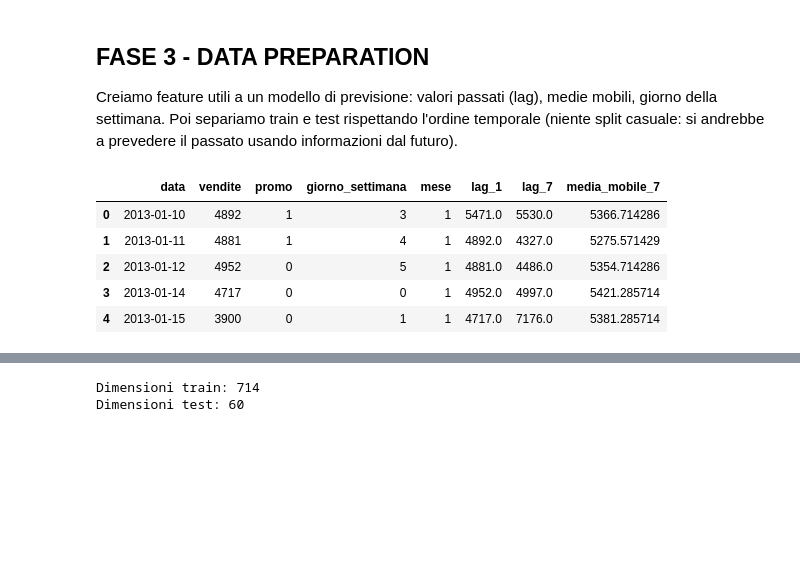
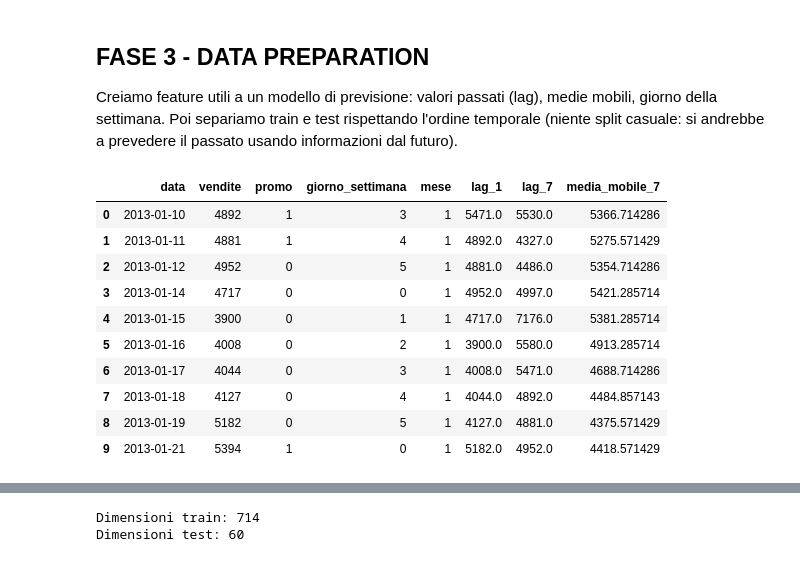
Before and after one commit to misterkilgore/machine_learning_4_pmi, a Jupyter notebook: scortemagazzino/magazzino.ipynb, the cells around one changed output, grey strips where cells are left out. Saved outputs shown, nothing was run; the diff lists cells and outputs as text; code cells hidden in the pictures; blank space fills up the shorter version.

```diff
--- a/scortemagazzino/magazzino.ipynb
+++ b/scortemagazzino/magazzino.ipynb
@@ -151,21 +186,26 @@ Creiamo feature utili a un modello di previsione: valori passati (lag), medie mo
 # %%
 def prepara_feature(df):
     df = df.copy()
     df["giorno_settimana"] = df["data"].dt.dayofweek
     df["mese"] = df["data"].dt.month
     df["lag_1"] = df["vendite"].shift(1)          # vendite di ieri
     df["lag_7"] = df["vendite"].shift(7)          # vendite di 7 giorni fa
     df["media_mobile_7"] = df["vendite"].shift(1).rolling(7).mean()
     return df.dropna().reset_index(drop=True)
 
 
 df_feat = prepara_feature(df)
 
-df_feat.head()
+df_feat.head(10)
 # %% [output]
 |  | data | vendite | promo | giorno_settimana | mese | lag_1 | lag_7 | media_mobile_7 |
 | 0 | 2013-01-10 | 4892 | 1 | 3 | 1 | 5471.0 | 5530.0 | 5366.714286 |
 | 1 | 2013-01-11 | 4881 | 1 | 4 | 1 | 4892.0 | 4327.0 | 5275.571429 |
 | 2 | 2013-01-12 | 4952 | 0 | 5 | 1 | 4881.0 | 4486.0 | 5354.714286 |
 | 3 | 2013-01-14 | 4717 | 0 | 0 | 1 | 4952.0 | 4997.0 | 5421.285714 |
 | 4 | 2013-01-15 | 3900 | 0 | 1 | 1 | 4717.0 | 7176.0 | 5381.285714 |
+| 5 | 2013-01-16 | 4008 | 0 | 2 | 1 | 3900.0 | 5580.0 | 4913.285714 |
+| 6 | 2013-01-17 | 4044 | 0 | 3 | 1 | 4008.0 | 5471.0 | 4688.714286 |
+| 7 | 2013-01-18 | 4127 | 0 | 4 | 1 | 4044.0 | 4892.0 | 4484.857143 |
+| 8 | 2013-01-19 | 5182 | 0 | 5 | 1 | 4127.0 | 4881.0 | 4375.571429 |
+| 9 | 2013-01-21 | 5394 | 1 | 0 | 1 | 5182.0 | 4952.0 | 4418.571429 |
```
Also changed, not shown: parts of 14 cells of this notebook.
